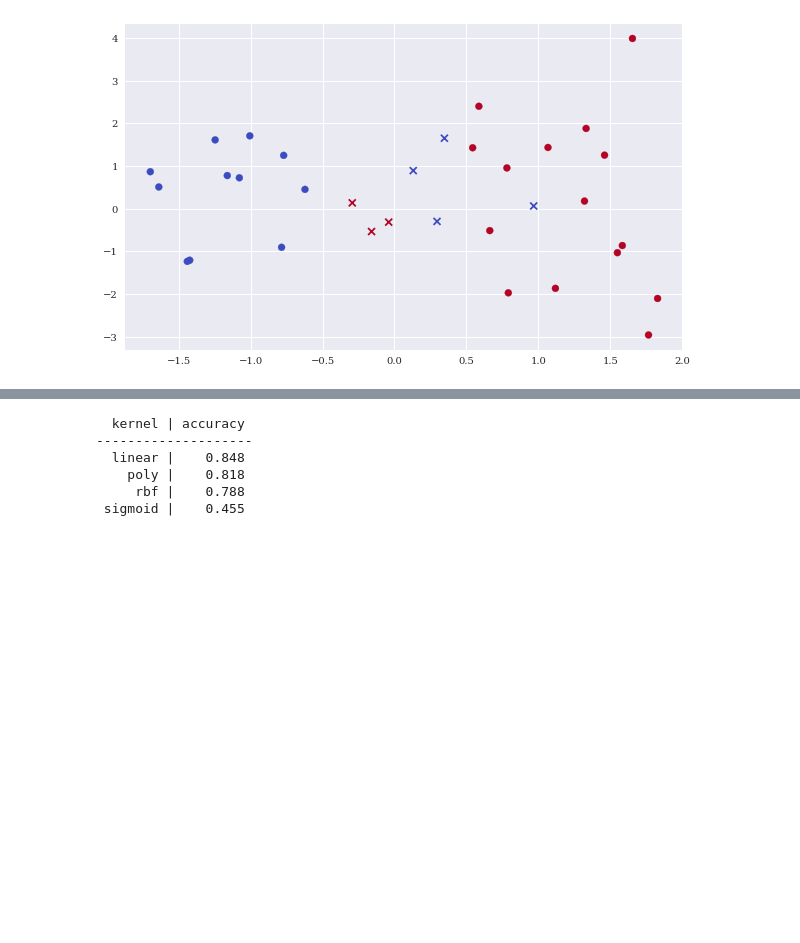
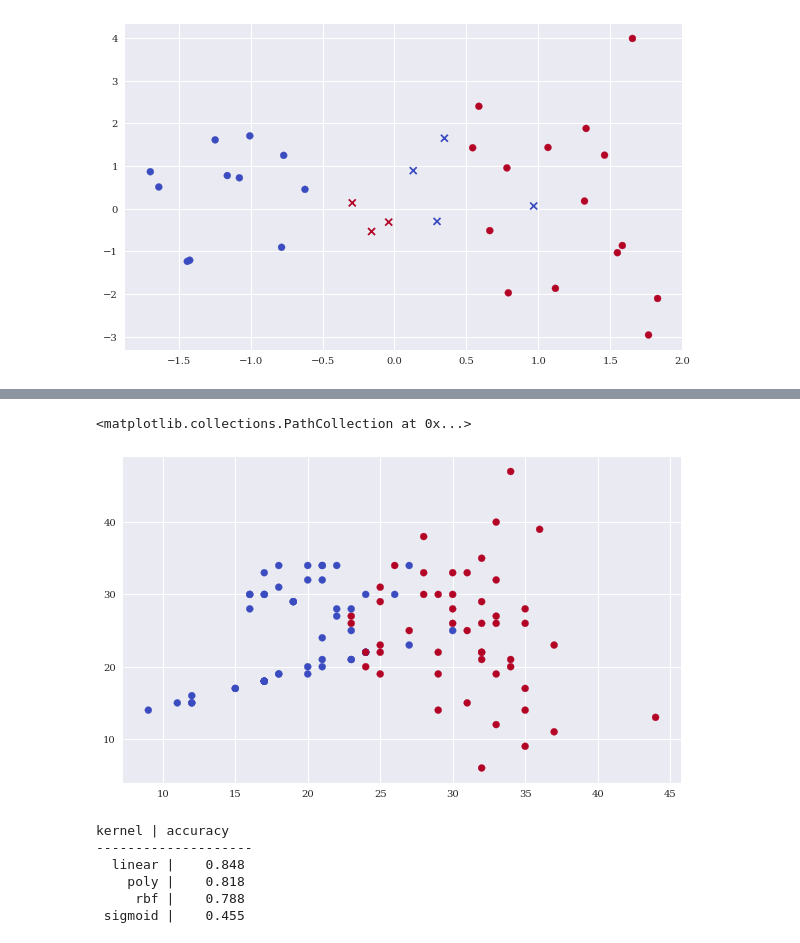
Before and after one commit to wbbbbbz/python-for-finance-readingnotes, a Jupyter notebook: code/ch13/13_c_machine_learning.ipynb, the cells around one changed output, grey strips where cells are left out. Cells and saved outputs as stored; diff of their text form; code cells hidden in the pictures; blank space fills up the shorter version.

```diff
--- a/code/ch13/13_c_machine_learning.ipynb
+++ b/code/ch13/13_c_machine_learning.ipynb
@@ -816 +865,7 @@ array([[34, 21],
+# %%
+plt.figure(figsize=(10, 6))
+plt.scatter(x = Xd[:, 0], y = Xd[:, 1], c = y, cmap = 'coolwarm')
+# %% [output]
+<matplotlib.collections.PathCollection at 0x...>
+[figure, added]
 # %%
```
Also changed, not shown: parts of 14 cells of this notebook.
